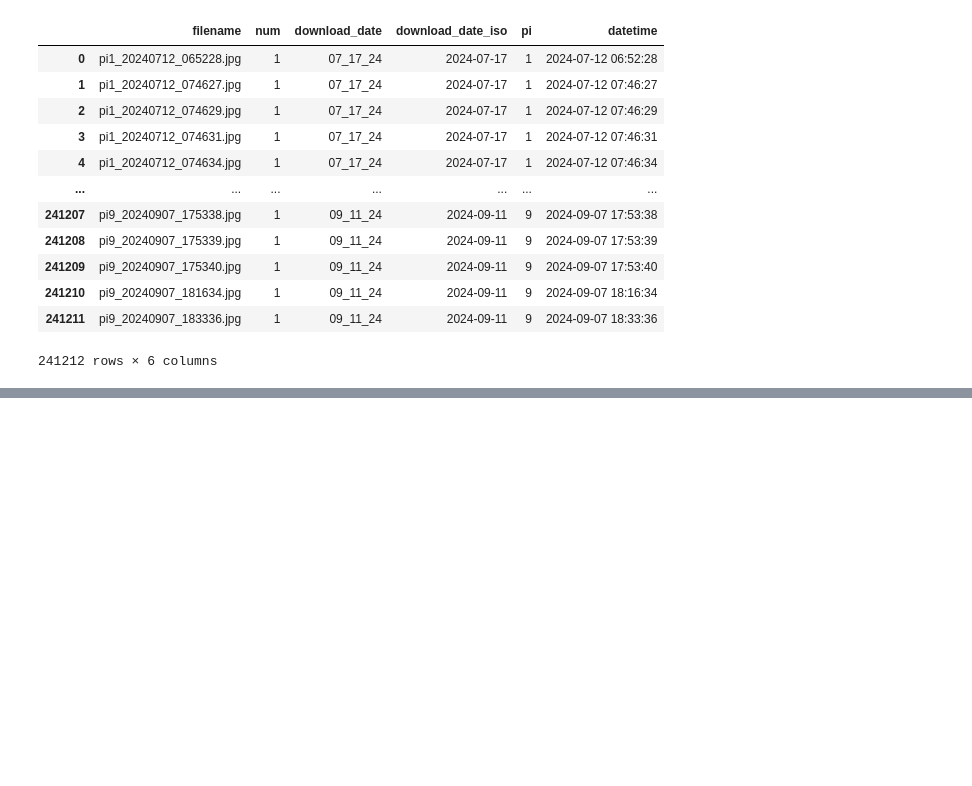
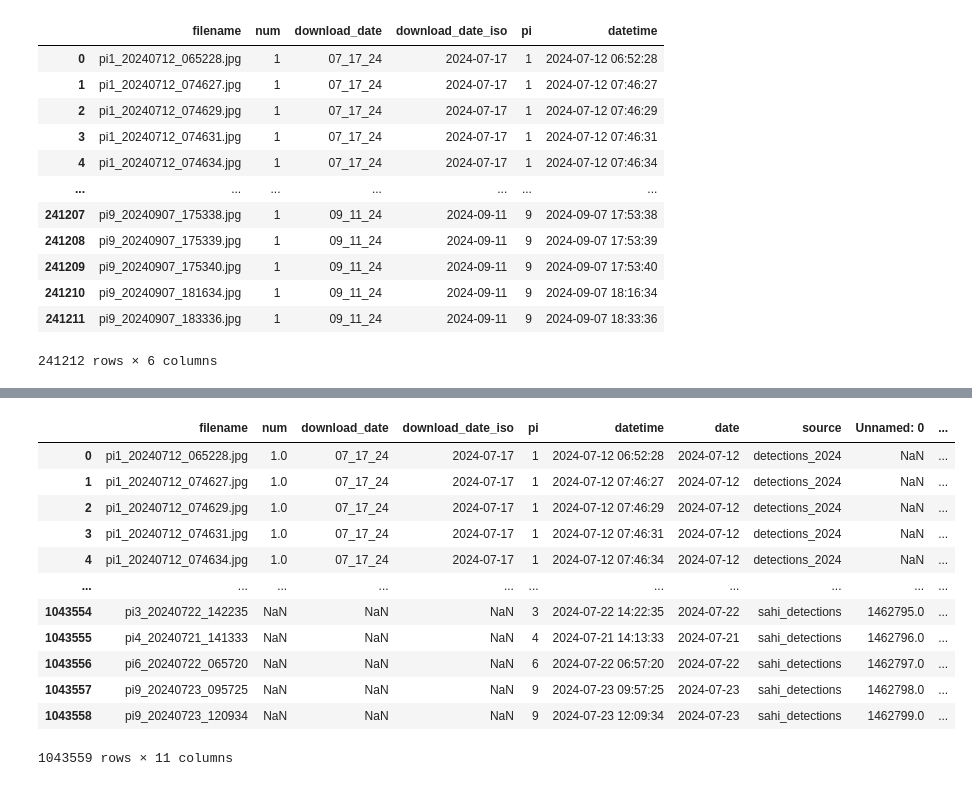
Before and after one commit to mparkergetz/sahi_results, a Jupyter notebook: compare_detections.ipynb, the cells around one changed output, grey strips where cells are left out. Cells and saved outputs as stored; diff of their text form; code cells hidden in the pictures; blank space fills up the shorter version.

```diff
--- a/compare_detections.ipynb
+++ b/compare_detections.ipynb
@@ -41,2 +41,2 @@ sahi_detections
 # %%
-detections_2024 = pd.read_csv('csv/2024_detections.csv', index_col=00
+detections_2024 = pd.read_csv('csv/2024_detections.csv', index_col=0)
@@ -123,0 +112,16 @@ summary
+# %%
+combined
+# %% [output]
+|  | filename | num | download_date | download_date_iso | pi | datetime | date | source | Unnamed: 0 | ... |
+| 0 | pi1_20240712_065228.jpg | 1.0 | 07_17_24 | 2024-07-17 | 1 | 2024-07-12 06:52:28 | 2024-07-12 | detections_2024 | NaN | ... |
+| 1 | pi1_20240712_074627.jpg | 1.0 | 07_17_24 | 2024-07-17 | 1 | 2024-07-12 07:46:27 | 2024-07-12 | detections_2024 | NaN | ... |
+| 2 | pi1_20240712_074629.jpg | 1.0 | 07_17_24 | 2024-07-17 | 1 | 2024-07-12 07:46:29 | 2024-07-12 | detections_2024 | NaN | ... |
+| 3 | pi1_20240712_074631.jpg | 1.0 | 07_17_24 | 2024-07-17 | 1 | 2024-07-12 07:46:31 | 2024-07-12 | detections_2024 | NaN | ... |
+| 4 | pi1_20240712_074634.jpg | 1.0 | 07_17_24 | 2024-07-17 | 1 | 2024-07-12 07:46:34 | 2024-07-12 | detections_2024 | NaN | ... |
+| ... | ... | ... | ... | ... | ... | ... | ... | ... | ... | ... |
+| 1043554 | pi3_20240722_142235 | NaN | NaN | NaN | 3 | 2024-07-22 14:22:35 | 2024-07-22 | sahi_detections | 1462795.0 | ... |
+| 1043555 | pi4_20240721_141333 | NaN | NaN | NaN | 4 | 2024-07-21 14:13:33 | 2024-07-21 | sahi_detections | 1462796.0 | ... |
+| 1043556 | pi6_20240722_065720 | NaN | NaN | NaN | 6 | 2024-07-22 06:57:20 | 2024-07-22 | sahi_detections | 1462797.0 | ... |
+| 1043557 | pi9_20240723_095725 | NaN | NaN | NaN | 9 | 2024-07-23 09:57:25 | 2024-07-23 | sahi_detections | 1462798.0 | ... |
+| 1043558 | pi9_20240723_120934 | NaN | NaN | NaN | 9 | 2024-07-23 12:09:34 | 2024-07-23 | sahi_detections | 1462799.0 | ... |
+1043559 rows × 11 columns
```
Also changed, not shown: parts of 15 cells of this notebook, 1 other file.
